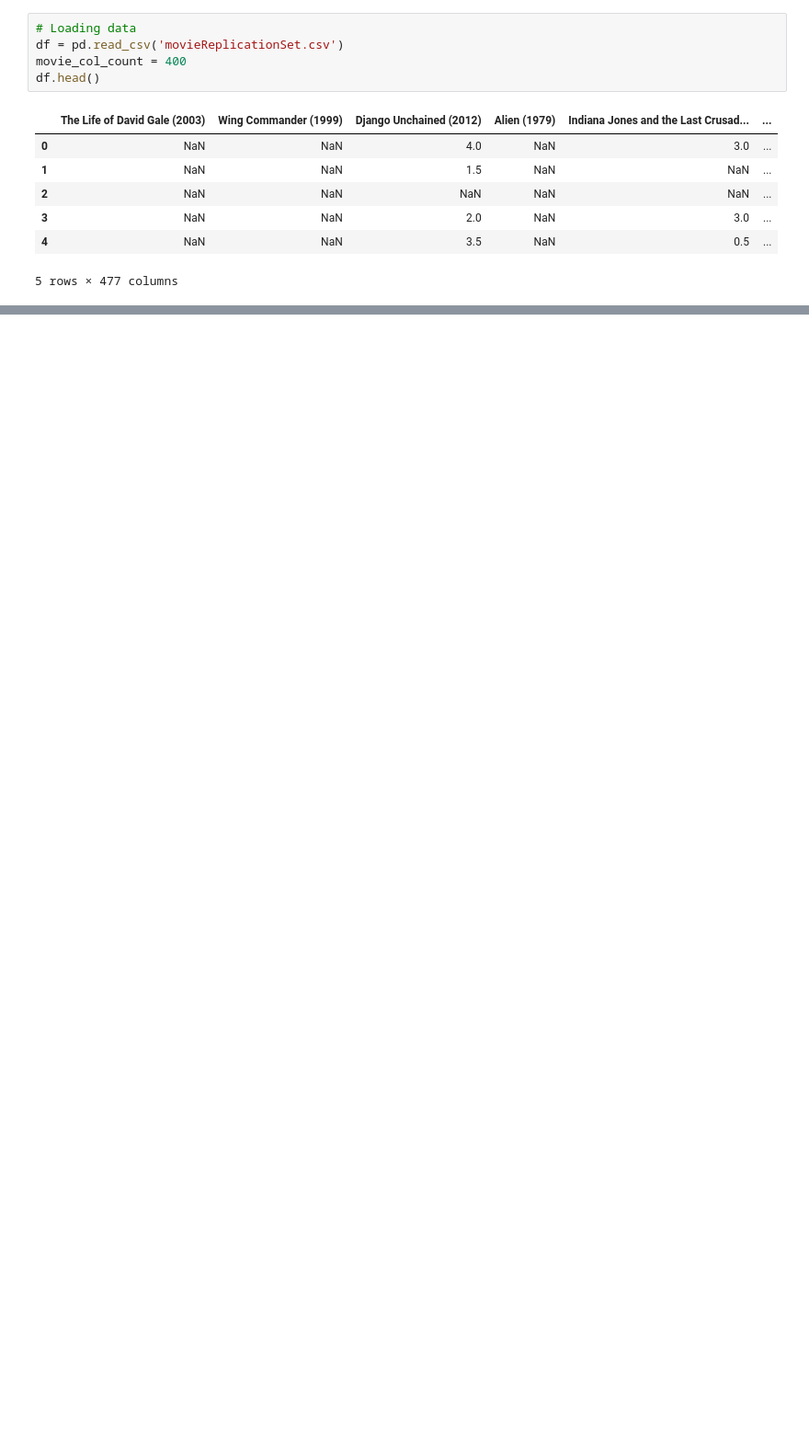
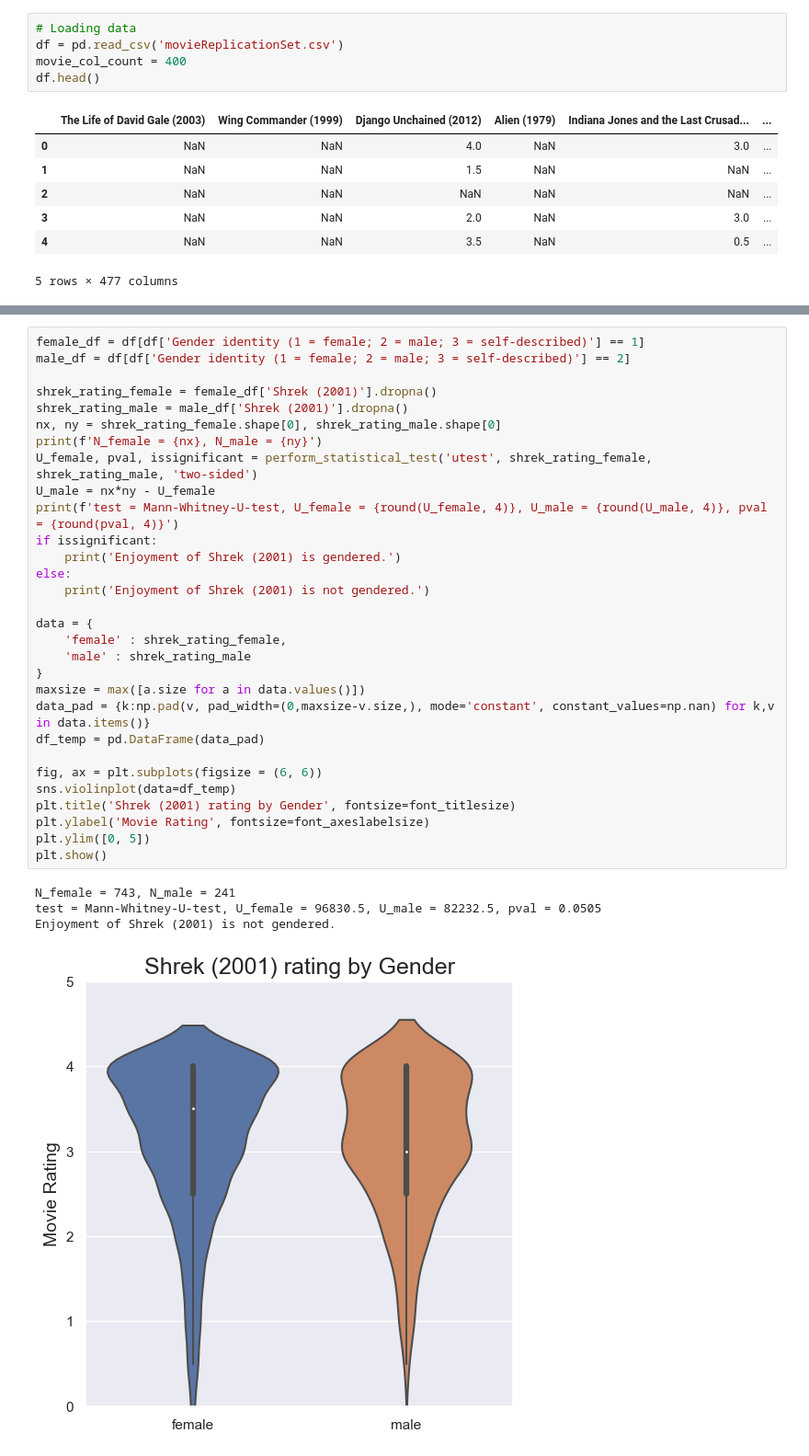
Before and after one commit to mindemory/datascience2022, a Jupyter notebook: datascience_project1.ipynb, the cells around one changed output, grey strips where cells are left out. Shown at 92% size. Cells and saved outputs as stored; diff of their text form; blank space fills up the shorter version.

```diff
--- a/datascience_project1.ipynb
+++ b/datascience_project1.ipynb
@@ -123,0 +136,35 @@ plt.show()
+# %%
+female_df = df[df['Gender identity (1 = female; 2 = male; 3 = self-described)'] == 1]
+male_df = df[df['Gender identity (1 = female; 2 = male; 3 = self-described)'] == 2]
+
+shrek_rating_female = female_df['Shrek (2001)'].dropna()
+shrek_rating_male = male_df['Shrek (2001)'].dropna()
+nx, ny = shrek_rating_female.shape[0], shrek_rating_male.shape[0]
+print(f'N_female = {nx}, N_male = {ny}')
+U_female, pval, issignificant = perform_statistical_test('utest', shrek_rating_female, shrek_rating_male, 'two-sided')
+U_male = nx*ny - U_female
+print(f'test = Mann-Whitney-U-test, U_female = {round(U_female, 4)}, U_male = {round(U_male, 4)}, pval = {round(pval, 4)}')
+if issignificant:
+    print('Enjoyment of Shrek (2001) is gendered.')
+else:
+    print('Enjoyment of Shrek (2001) is not gendered.')
+
+data = {
+    'female' : shrek_rating_female,
+    'male' : shrek_rating_male
+}
+maxsize = max([a.size for a in data.values()])
+data_pad = {k:np.pad(v, pad_width=(0,maxsize-v.size,), mode='constant', constant_values=np.nan) for k,v in data.items()}
+df_temp = pd.DataFrame(data_pad)
+
+fig, ax = plt.subplots(figsize = (6, 6))
+sns.violinplot(data=df_temp)
+plt.title('Shrek (2001) rating by Gender', fontsize=font_titlesize)
+plt.ylabel('Movie Rating', fontsize=font_axeslabelsize)
+plt.ylim([0, 5])
+plt.show()
+# %% [output]
+N_female = 743, N_male = 241
+test = Mann-Whitney-U-test, U_female = 96830.5, U_male = 82232.5, pval = 0.0505
+Enjoyment of Shrek (2001) is not gendered.
+[figure, added]
```
Also changed, not shown: parts of 36 cells of this notebook, 3 other files.
